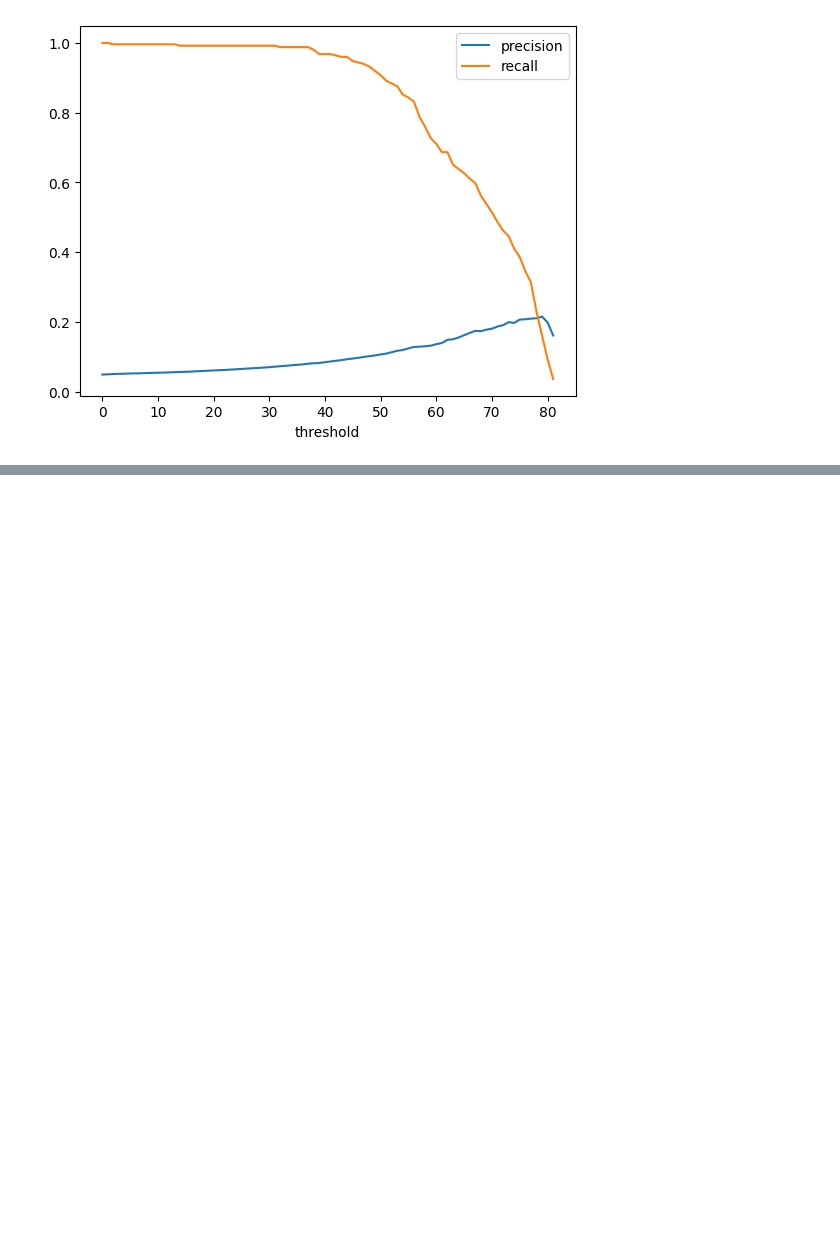
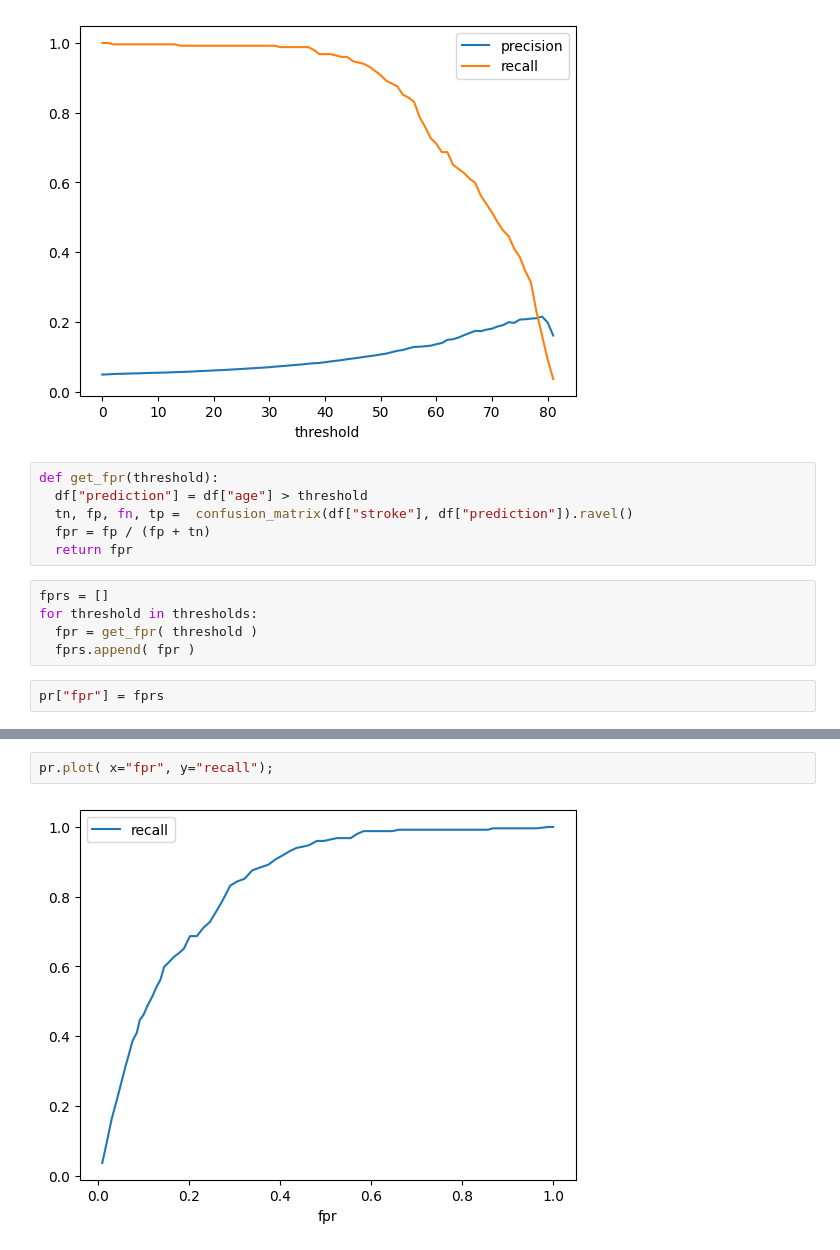
Before and after one commit to CamdenBert/CSCI290, a Jupyter notebook: StrokePrediction_.ipynb, the cells around one changed output, grey strips where cells are left out. Saved outputs shown, nothing was run; the diff lists cells and outputs as text; blank space fills up the shorter version.

```diff
--- a/StrokePrediction_.ipynb
+++ b/StrokePrediction_.ipynb
@@ -225,3 +225,16 @@ pr.tail()
 pr.plot( x="threshold", y=["precision","recall"]);
 # %% [output]
 [figure]
+# %%
+def get_fpr(threshold):
+  df["prediction"] = df["age"] > threshold
+  tn, fp, fn, tp =  confusion_matrix(df["stroke"], df["prediction"]).ravel()
+  fpr = fp / (fp + tn)
+  return fpr
+# %%
+fprs = []
+for threshold in thresholds:
+  fpr = get_fpr( threshold )
+  fprs.append( fpr )
+# %%
+pr["fpr"] = fprs
@@ -227,0 +250,4 @@ pr.plot( x="threshold", y=["precision","recall"]);
+# %%
+pr.plot( x="fpr", y="recall");
+# %% [output]
+[figure, added]
```
Also changed, not shown: parts of 1 cell of this notebook.
